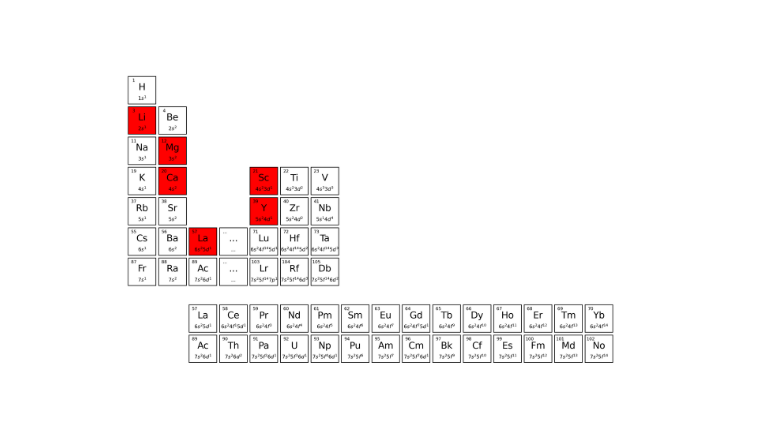
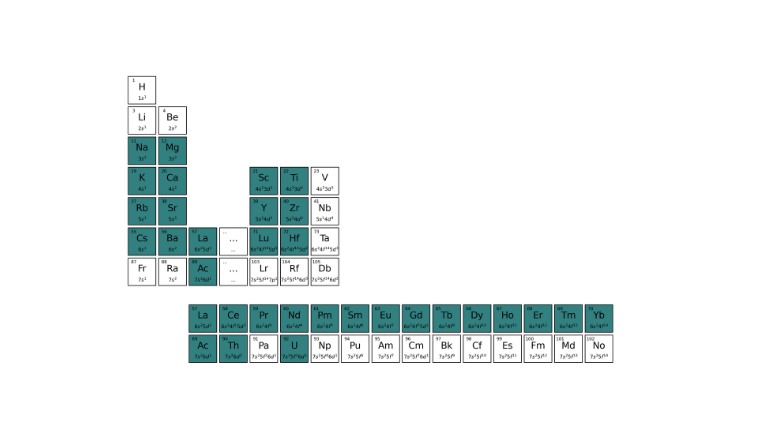
Before and after one commit to JLU-ICCMS-MaYuan/my_script, a Jupyter notebook: hydride-datasets/plot_periodic_table.ipynb, the cells around one changed output. Cells and saved outputs as stored; diff of their text form; code cells hidden in the pictures.

```diff
--- a/hydride-datasets/plot_periodic_table.ipynb
+++ b/hydride-datasets/plot_periodic_table.ipynb
@@ -13,8 +13,8 @@ def draw_squares(ax, column: list[str], infos: list[str], valEle: list[str], ato
     """
     # 设置正方形的左上角坐标
     for coords, info, val, atomN in zip(column, infos, valEle, atomicNumber):
-        if info in ['Y', 'La', 'Li', 'Sc', 'Ce', 'Ca', 'Mg']:
-            ax.add_patch(plt.Rectangle((coords[0], coords[1]), 0.1, 0.1, edgecolor='black', fill=True, facecolor='red'))
+        if info in ["Ba", "Na", "K", "Rb", "Cs", "Mg", "Ca", "Sr", "Sc", "Y", "La", "Ce", "Pr", "Nd", "Pm", "Sm", "Eu", "Gd", "Tb", "Dy", "Ho", "Er", "Tm", "Yb", "Lu", "Ac", "Th", "U", "Ti", "Zr", "Hf"]:
+            ax.add_patch(plt.Rectangle((coords[0], coords[1]), 0.1, 0.1, edgecolor='black', fill=True, facecolor=(0.2, 0.5, 0.5)))
             ax.text(coords[0]+0.05, coords[1]+0.06, info, ha='center', va='center', fontsize=15)
             ax.text(coords[0]+0.05, coords[1]+0.02, val,  ha='center', va='center', fontsize=8)
             ax.text(coords[0]+0.02, coords[1]+0.085, atomN, ha='center', va='center', fontsize=7)
@@ -31,11 +31,16 @@ def draw_squares(ax, column: list[str], infos: list[str], valEle: list[str], ato
 def LaSys_AcSys(ax, column: list[str], infos: list[str], valEle: list[str], atomicNumber: list[int]):
     # 绘制La系和Ac系
     for coords, info, val, atomN in zip(column, infos, valEle, atomicNumber):
-        ax.add_patch(plt.Rectangle((coords[0], coords[1]), 0.1, 0.1, edgecolor='black', fill=False))
-        ax.text(coords[0]+0.05, coords[1]+0.06, info, ha='center', va='center', fontsize=15)
-        ax.text(coords[0]+0.05, coords[1]+0.02, val,  ha='center', va='center', fontsize=8)
-        ax.text(coords[0]+0.02, coords[1]+0.085, atomN, ha='center', va='center', fontsize=7)
-
+        if info in ["Ba", "Na", "K", "Rb", "Cs", "Mg", "Ca", "Sr", "Sc", "Y", "La", "Ce", "Pr", "Nd", "Pm", "Sm", "Eu", "Gd", "Tb", "Dy", "Ho", "Er", "Tm", "Yb", "Lu", "Ac", "Th", "U", "Ti", "Zr", "Hf"]:
+            ax.add_patch(plt.Rectangle((coords[0], coords[1]), 0.1, 0.1, edgecolor='black', fill=True, facecolor=(0.2, 0.5, 0.5)))
+            ax.text(coords[0]+0.05, coords[1]+0.06, info, ha='center', va='center', fontsize=15)
+            ax.text(coords[0]+0.05, coords[1]+0.02, val,  ha='center', va='center', fontsize=8)
+            ax.text(coords[0]+0.02, coords[1]+0.085, atomN, ha='center', va='center', fontsize=7)
+        else:
+            ax.add_patch(plt.Rectangle((coords[0], coords[1]), 0.1, 0.1, edgecolor='black', fill=False))
+            ax.text(coords[0]+0.05, coords[1]+0.06, info, ha='center', va='center', fontsize=15)
+            ax.text(coords[0]+0.05, coords[1]+0.02, val,  ha='center', va='center', fontsize=8)
+            ax.text(coords[0]+0.02, coords[1]+0.085, atomN, ha='center', va='center', fontsize=7)
 fig, ax = plt.subplots(figsize=(18, 11.2), dpi=300)
 # 函数设置了 x 轴和 y 轴的范围
 ax.set_xlim(0, 2.25)
@@ -72,31 +77,31 @@ atomN  = [i for i in range(57, 71)]
 LaValEle =['$6s^2 5d^1$', '$6s^2 4f^1 5d^1$', '$6s^2 4f^3$', '$6s^2 4f^4$', '$6s^2 4f^5$', '$6s^2 4f^6$', '$6s^2 4f^7$', '$6s^2 4f^7 5d^1$', '$6s^2 4f^9$', '$6s^2 4f^{10}$', '$6s^2 4f^{11}$', '$6s^2 4f^{12}$', '$6s^2 4f^{13}$', '$6s^2 4f^{14}$', '$6s^2 4f^{14} 5d^1$']
 LaSys_AcSys(ax, LaSys, LaInfos, LaValEle, atomN)
 
 AcSys  = [[sqr, 0.16] for sqr in np.arange(0.32, 1.97, 0.11)]
 AcInfos=['Ac', 'Th', 'Pa', 'U', 'Np', 'Pu', 'Am', 'Cm', 'Bk', 'Cf', 'Es', 'Fm', 'Md', 'No', 'Lr']
 atomN  = [i for i in range(89, 103)]
 AcValEle =['$7s^2 6d^1$', '$7s^2 6d^2$', '$7s^2 5f^2 6d^1$', '$7s^2 5f^3 6d^1$', '$7s^2 5f^4 6d^1$', '$7s^2 5f^6$', '$7s^2 5f^7$', '$7s^2 5f^7 6d^1$', '$7s^2 5f^9$', '$7s^2 5f^{10}$', '$7s^2 5f^{11}$', '$7s^2 5f^{12}$', '$7s^2 5f^{13}$', '$7s^2 5f^{14}$', '$7s^2 5f^{14} 7p^1$']
 LaSys_AcSys(ax, AcSys, AcInfos, AcValEle, atomN)
 
 No3B  = [[0.54, sqr] for sqr in np.arange(0.77, 0.43, -0.11)]
 infos = ['Sc', 'Y', 'Lu', 'Lr']
 atomN = [21, 39, 71, 103]
 valEle= ['$4s^2 3d^1$', '$5s^2 4d^1$', '$6s^2 4f^{14} 5d^1$', '$7s^2 5f^{14} 7p^1$']
 draw_squares(ax, No3B, infos, valEle, atomN)
 
 No4B  = [[0.65, sqr] for sqr in np.arange(0.77, 0.43, -0.11)]
 infos = ['Ti', 'Zr', 'Hf', 'Rf']
 atomN = [22, 40, 72, 104]
 valEle= ['$4s^2 3d^2$', '$5s^2 4d^2$', '$6s^2 4f^{14} 5d^2$', '$7s^2 5f^{14} 6d^3$']
 draw_squares(ax, No4B, infos, valEle, atomN)
 
 No5B  = [[0.76, sqr] for sqr in np.arange(0.77, 0.43, -0.11)]
 infos = ['V', 'Nb', 'Ta', 'Db']
 atomN = [23, 41, 73, 105]
 valEle= ['$4s^3 3d^3$', '$5s^1 4d^4$', '$6s^2 4f^{14} 5d^3$', '$7s^2 5f^{14} 6d^2$']
 draw_squares(ax, No5B, infos, valEle, atomN)
 
 plt.axis('off') # 关闭坐标轴
 plt.show()
 # %% [output]
-[figure, old version]
+[figure, new version]
```
Also changed, not shown: 5 other files.
